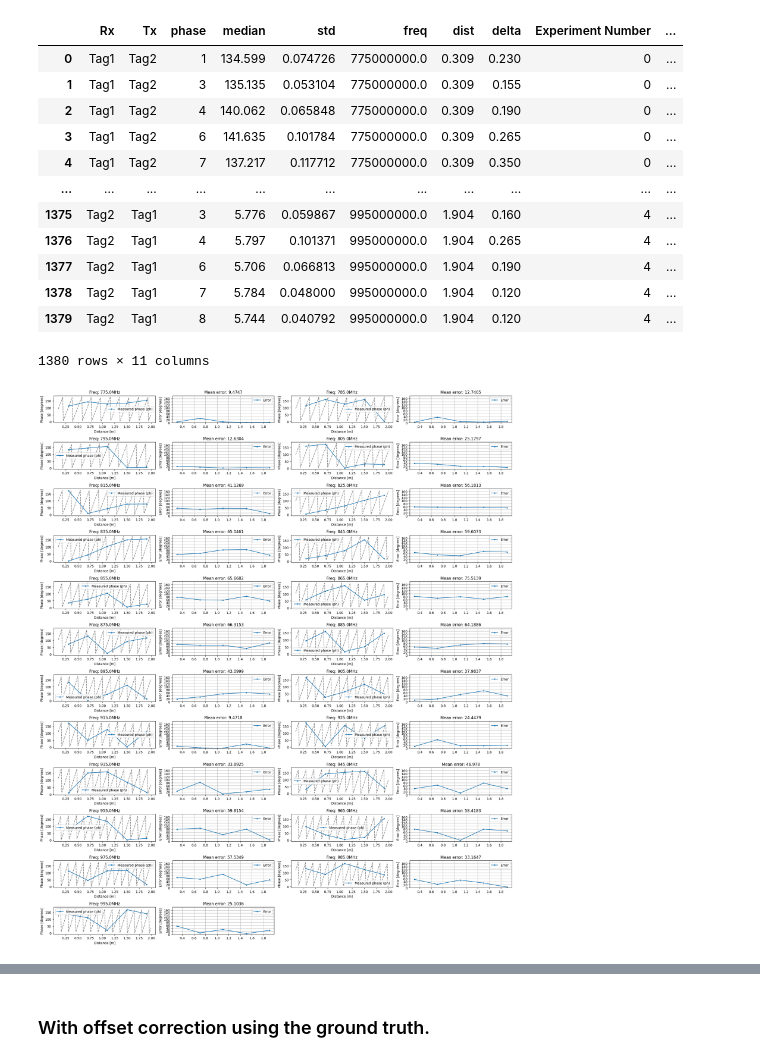
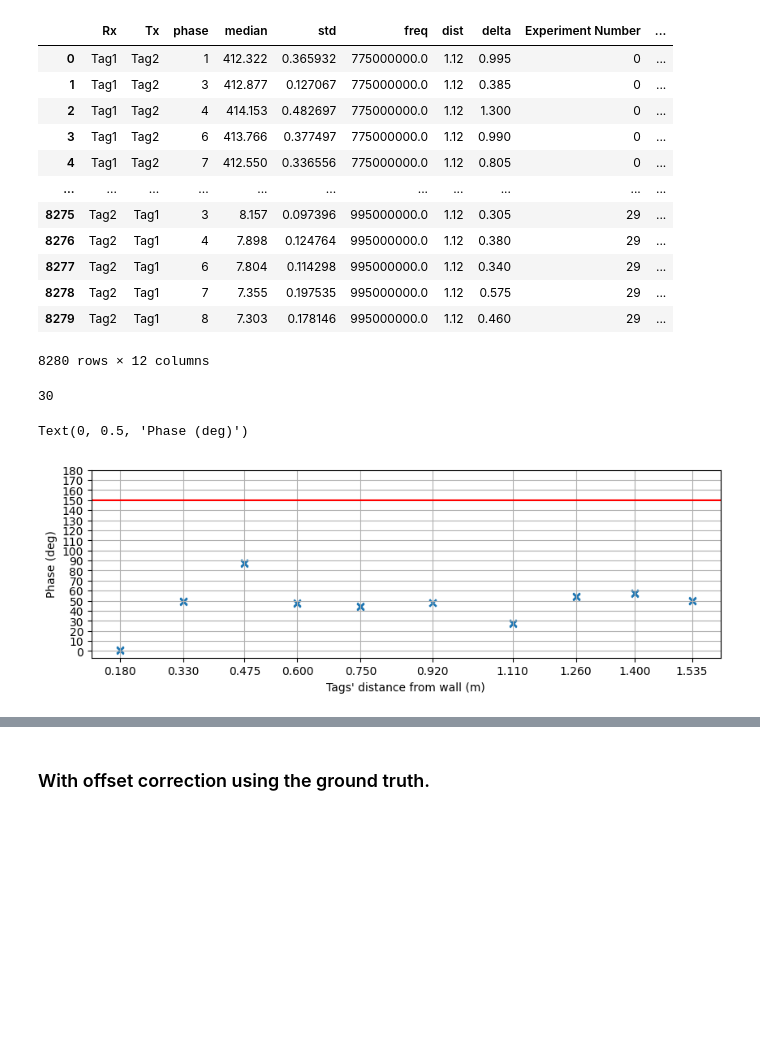
Before and after one commit to manavjeetsingh/RFImaging, a Jupyter notebook: OCS/FixedTTEDist/phaseProcessing.ipynb, the cells around one changed output, grey strips where cells are left out. Cells and saved outputs as stored; diff of their text form; code cells hidden in the pictures; blank space fills up the shorter version.

```diff
--- a/OCS/FixedTTEDist/phaseProcessing.ipynb
+++ b/OCS/FixedTTEDist/phaseProcessing.ipynb
@@ -118,9 +133,8 @@ for df_idx in range(len(df_all)):
         "Phase8":phase_medians[8],
         "Frequency (MHz)":df_all.iloc[df_idx]["Frequency (MHz)"],
         "Run Exp Num":df_all.iloc[df_idx]["Run Exp Num"],
-        "Tape Dist (m)":df_all.iloc[df_idx]["Tape dist"],
-        "Laser Dist (m)":df_all.iloc[df_idx]["Laser dist"],
-        "Dist (m)":df_all.iloc[df_idx]["Laser dist"],
+        "Dist (m)":df_all.iloc[df_idx]["dist"],
+        "Wall Dist (m)":df_all.iloc[df_idx]["wall dist"],
         "NumMPPs":df_all.iloc[df_idx]["NumMPPs"],
     }
     for phase in phase_order:
@@ -131,7 +145,8 @@ for df_idx in range(len(df_all)):
             "median": np.mean(phase_medians[phase]), # mean of medians
             "std": np.std(phase_medians[phase]),
             "freq": df_all.iloc[df_idx]["Frequency (MHz)"]*1e6,
-            "dist":df_all.iloc[df_idx]["Laser dist"],
+            "dist":df_all.iloc[df_idx]["dist"],
+            "wall dist":df_all.iloc[df_idx]["wall dist"],
             'delta': max(phase_medians[phase])-min(phase_medians[phase]),
             "Experiment Number":df_all.iloc[df_idx]["Run Exp Num"],
             "Unique Exp Number":unique_exp_no,
@@ -145,7 +160,8 @@ for df_idx in range(len(df_all)):
     for k in phase_medians.keys():
         assert(len(phase_medians[k])==num_mpps)
         if np.std(phase_medians[k])>1:
-            print(f"<== Bad data found at {df_idx} df_idx at phase {k}.", end="\t")
+            d=df_all.iloc[df_idx]["wall dist"]
+            print(f"<== Bad data found at {df_idx} df_idx at phase {k} at T2T dist {d}.", end="\t")
             print(f"Num vals: {len(phase_medians[k])}, mean: {np.mean(phase_medians[k])}, stdev: {np.std(phase_medians[k])} ==>")
 
     processedDF=pd.concat([processedDF,pd.DataFrame([entry])],ignore_index=True)
@@ -177,16 +216,22 @@ processedDF
-# %%
-processedDF_aggregated
-# %% [output]
-|  | Rx | Tx | phase | median | std | freq | dist | delta | Experiment Number | ... |
-| 0 | Tag1 | Tag2 | 1 | 134.599 | 0.074726 | 775000000.0 | 0.309 | 0.230 | 0 | ... |
-| 1 | Tag1 | Tag2 | 3 | 135.135 | 0.053104 | 775000000.0 | 0.309 | 0.155 | 0 | ... |
-| 2 | Tag1 | Tag2 | 4 | 140.062 | 0.065848 | 775000000.0 | 0.309 | 0.190 | 0 | ... |
-| 3 | Tag1 | Tag2 | 6 | 141.635 | 0.101784 | 775000000.0 | 0.309 | 0.265 | 0 | ... |
-| 4 | Tag1 | Tag2 | 7 | 137.217 | 0.117712 | 775000000.0 | 0.309 | 0.350 | 0 | ... |
-| ... | ... | ... | ... | ... | ... | ... | ... | ... | ... | ... |
-| 1375 | Tag2 | Tag1 | 3 | 5.776 | 0.059867 | 995000000.0 | 1.904 | 0.160 | 4 | ... |
-| 1376 | Tag2 | Tag1 | 4 | 5.797 | 0.101371 | 995000000.0 | 1.904 | 0.265 | 4 | ... |
-| 1377 | Tag2 | Tag1 | 6 | 5.706 | 0.066813 | 995000000.0 | 1.904 | 0.190 | 4 | ... |
-| 1378 | Tag2 | Tag1 | 7 | 5.784 | 0.048000 | 995000000.0 | 1.904 | 0.120 | 4 | ... |
-| 1379 | Tag2 | Tag1 | 8 | 5.744 | 0.040792 | 995000000.0 | 1.904 | 0.120 | 4 | ... |
-1380 rows × 11 columns
+# %%
+with open("processedDF_aggregated.pkl", 'wb') as f:
+    pickle.dump(processedDF_aggregated,f)
+processedDF_aggregated
+# %% [output]
+|  | Rx | Tx | phase | median | std | freq | dist | delta | Experiment Number | ... |
+| 0 | Tag1 | Tag2 | 1 | 412.322 | 0.365932 | 775000000.0 | 1.12 | 0.995 | 0 | ... |
+| 1 | Tag1 | Tag2 | 3 | 412.877 | 0.127067 | 775000000.0 | 1.12 | 0.385 | 0 | ... |
+| 2 | Tag1 | Tag2 | 4 | 414.153 | 0.482697 | 775000000.0 | 1.12 | 1.300 | 0 | ... |
+| 3 | Tag1 | Tag2 | 6 | 413.766 | 0.377497 | 775000000.0 | 1.12 | 0.990 | 0 | ... |
+| 4 | Tag1 | Tag2 | 7 | 412.550 | 0.336556 | 775000000.0 | 1.12 | 0.805 | 0 | ... |
+| ... | ... | ... | ... | ... | ... | ... | ... | ... | ... | ... |
+| 8275 | Tag2 | Tag1 | 3 | 8.157 | 0.097396 | 995000000.0 | 1.12 | 0.305 | 29 | ... |
+| 8276 | Tag2 | Tag1 | 4 | 7.898 | 0.124764 | 995000000.0 | 1.12 | 0.380 | 29 | ... |
+| 8277 | Tag2 | Tag1 | 6 | 7.804 | 0.114298 | 995000000.0 | 1.12 | 0.340 | 29 | ... |
+| 8278 | Tag2 | Tag1 | 7 | 7.355 | 0.197535 | 995000000.0 | 1.12 | 0.575 | 29 | ... |
+| 8279 | Tag2 | Tag1 | 8 | 7.303 | 0.178146 | 995000000.0 | 1.12 | 0.460 | 29 | ... |
+8280 rows × 12 columns
+# %%
+lambda_ = 3e8/915e6
+th_phi = 2*np.pi*(112/100)/lambda_
+th_phi = th_phi % (np.pi)
@@ -193,7 +259,8 @@ processedDF_aggregated
 # %%
 freq_range=np.array(range(775,1000,10))*1e6
+# freq_range=np.array([915])*1e6
 all_freqs, all_freqs_unwrapped, all_freqs_theoretical, all_freqs_theoretical_unwrapped, all_errors, \
-    selected_experiments_all = multidist_multifreq_phase_estimation(freq_range,processedDF_aggregated,correction_factor=0,plot=True)
+    selected_experiments_all = multidist_multifreq_phase_estimation(freq_range,processedDF_aggregated,correction_factor=0,plot=False)
 
 with open("no_correction_all_errs.pkl",'wb') as f:
     pickle.dump(all_errors,f)
@@ -206,5 +273,24 @@ with open("no_correction_all_phases_unwrapped.pkl",'wb') as f:
 
 with open("theoretical_phase.pkl",'wb') as f:
     pickle.dump(all_freqs_theoretical,f)
-# %% [output]
-[figure, removed]
+# %%
+x=[]
+for i in processedDF_aggregated["wall dist"].unique():
+    x+=[i]*3
+# %%
+len(all_freqs[915e6][1.12])
+# %% [output]
+30
+# %%
+plt.figure(figsize=(10,3))
+plt.scatter(x, np.rad2deg(all_freqs[915e6][1.12]), marker='x')
+plt.axhline(y=np.rad2deg(th_phi), color='r', linestyle='-', label="expected phase")
+plt.xticks(processedDF_aggregated["wall dist"].unique())
+plt.yticks(np.arange(0,181,10))
+plt.grid()
+
+plt.xlabel("Tags' distance from wall (m)")
+plt.ylabel("Phase (deg)")
+# %% [output]
+Text(0, 0.5, 'Phase (deg)')
+[figure, added]
```
Also changed, not shown: parts of 11 cells of this notebook, 11 other files.
